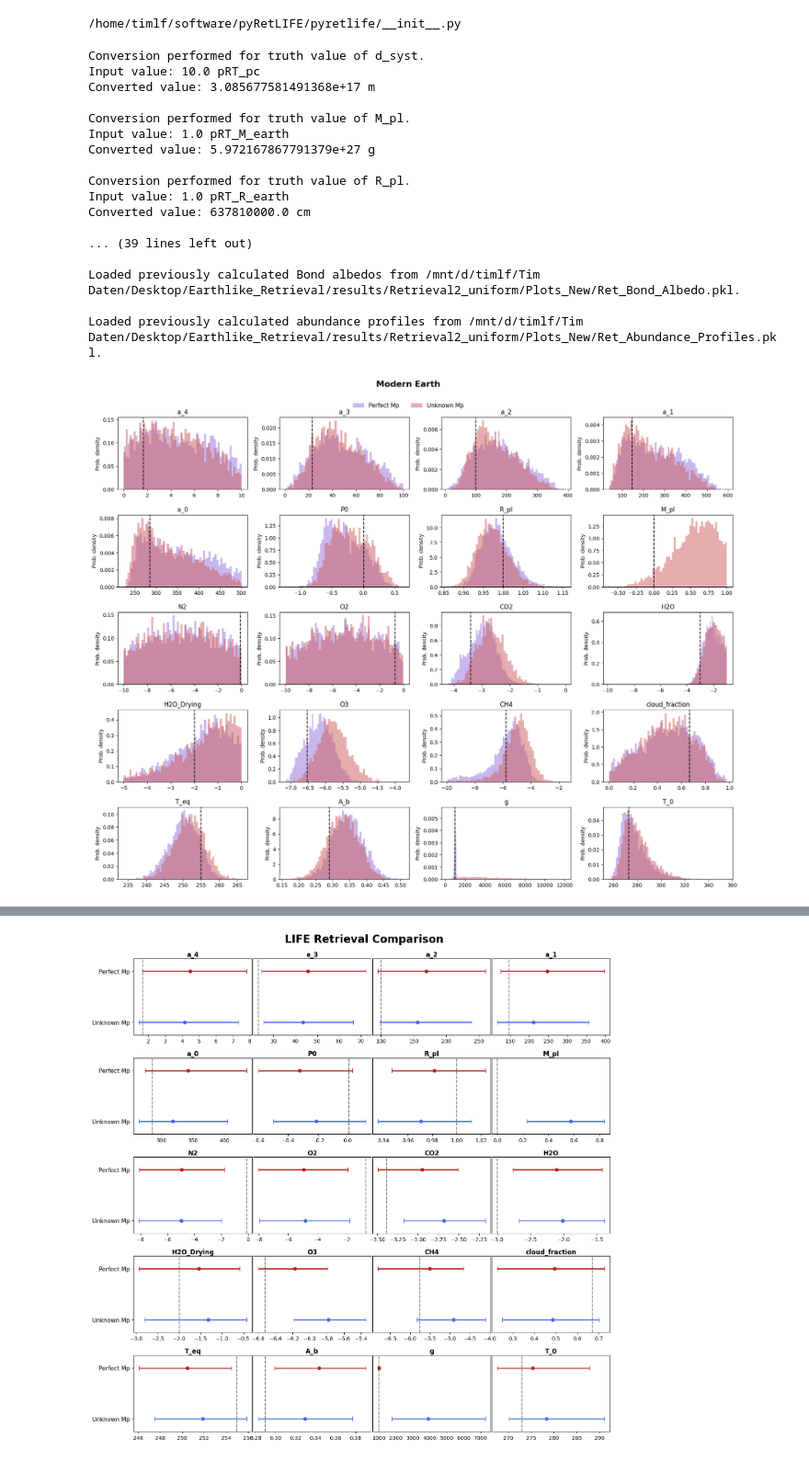
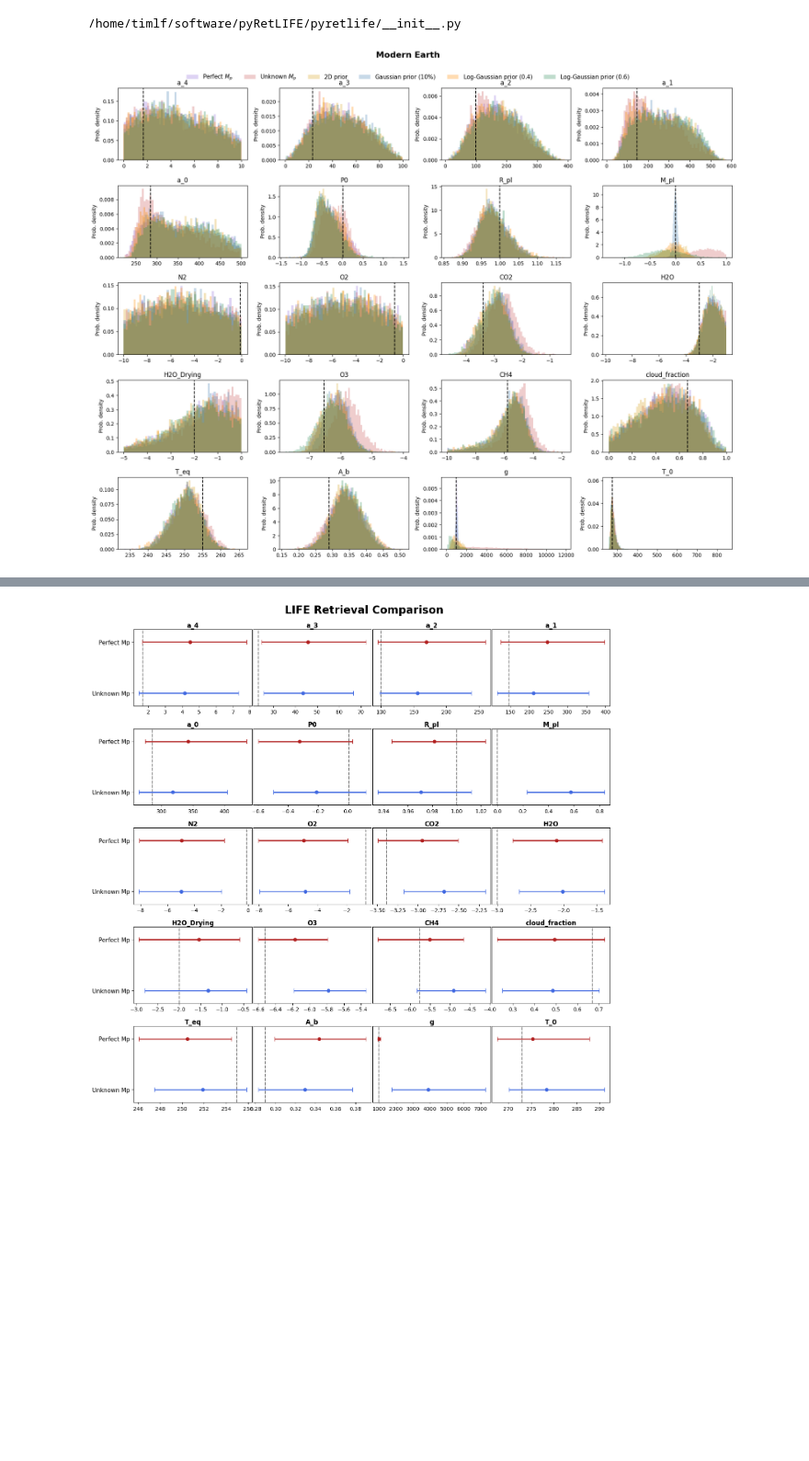
Before and after one commit to Tim171717/Semester_Project_Too, a Jupyter notebook: Testing.ipynb, the cells around one changed output, grey strips where cells are left out. Shown at 92% size. Saved outputs shown, nothing was run; the diff lists cells and outputs as text; code cells hidden in the pictures; blank space fills up the shorter version.

```diff
--- a/Testing.ipynb
+++ b/Testing.ipynb
@@ -236,14 +236,14 @@ def plot_retrievals(
         name of the output path. Default is 'retrieval_comparison.pdf'.
     """
 
-    datasets = {}
-    local_truths = []
-    params = []
-    for label in labels.keys():
-        results = retrieval_plotting_object(folders[label], run_retrieval=False)
-        ds, lt, pa = results.load_data()
-        if ds is not None:
-            datasets[label], local_truths, params = ds, lt, pa
+    # datasets = {}
+    # local_truths = []
+    # params = []
+    # for label in labels.keys():
+    #     results = retrieval_plotting_object(folders[label], run_retrieval=False)
+    #     ds, lt, pa = results.load_data()
+    #     if ds is not None:
+    #         datasets[label], local_truths, params = ds, lt, pa
 
     if not datasets:
         print("No datasets could be loaded.")
@@ -278,7 +278,7 @@ def plot_retrievals(
                     data[param],
                     histtype='stepfilled',
                     color=colors.get(run_name, 'gray'),
-                    alpha=0.5,
+                    alpha=0.3,
                     linewidth=5,
                     density=True,
                     bins=bins,
@@ -316,41 +316,27 @@ def plot_retrievals(
     plt.show()
 # %%
 labels = {
-    "Perfect Mp": "Perfect Mp",
-    "Unknown Mp": "Unknown Mp",
-    # "Gaussian 10": "Gaussian prior (10%)",
-    # "Loggauss 4": "Log-Gaussian prior (0.4)",
-    # "Loggauss 6": "Log-Gaussian prior (0.6)",
+    "R1": r"Perfect $M_p$",
+    "R2": r"Unknown $M_p$",
+    "R3": "2D prior",
+    "R4": r"Gaussian prior $(10\%)$",
+    "R5": "Log-Gaussian prior $(0.4)$",
+    "R6": "Log-Gaussian prior $(0.6)$",
 }
 
 folders = {
-    "Perfect Mp": '/mnt/d/timlf/Tim Daten/Desktop/Testrun/results/Retrieval1_known/',
-    "Unknown Mp": '/mnt/d/timlf/Tim Daten/Desktop/Earthlike_Retrieval/results/Retrieval2_uniform/',
-    # "Gaussian 10": '/mnt/d/timlf/Tim Daten/Desktop/Earthlike_Retrieval/results/VH2O_CL_gauss10/',
-    # "Loggauss 4": '/mnt/d/timlf/Tim Daten/Desktop/Earthlike_Retrieval/results/VH2O_CL_log04/',
-    # "Loggauss 6": '/mnt/d/timlf/Tim Daten/Desktop/Earthlike_Retrieval/results/VH2O_CL_log06/',
+    "R1": '/mnt/d/timlf/Tim Daten/Desktop/Earthlike2/results/Retrieval1_known/',
+    "R2": '/mnt/d/timlf/Tim Daten/Desktop/Earthlike2/results/Retrieval2_uniform/',
+    "R3": '/mnt/d/timlf/Tim Daten/Desktop/Earthlike2/results/Retrieval3_2d-uniform/',
+    "R4": '/mnt/d/timlf/Tim Daten/Desktop/Earthlike2/results/Retrieval4_gaussian/',
+    "R5": '/mnt/d/timlf/Tim Daten/Desktop/Earthlike2/results/Retrieval5_log-gaussian/',
+    "R6": '/mnt/d/timlf/Tim Daten/Desktop/Earthlike2/results/Retrieval6_log-gaussian/',
 }
 
+
 plot_retrievals(labels, folders, bins=60, fig_title="Modern Earth")
 # %% [output]
-Conversion performed for truth value of d_syst.
-Input value: 10.0 pRT_pc
-Converted value: 3.085677581491368e+17 m
-
-Conversion performed for truth value of M_pl.
-Input value: 1.0 pRT_M_earth
-Converted value: 5.972167867791379e+27 g
-
-Conversion performed for truth value of R_pl.
-Input value: 1.0 pRT_R_earth
-Converted value: 637810000.0 cm
-
-... (39 lines left out)
-
-Loaded previously calculated Bond albedos from /mnt/d/timlf/Tim Daten/Desktop/Earthlike_Retrieval/results/Retrieval2_uniform/Plots_New/Ret_Bond_Albedo.pkl.
-
-Loaded previously calculated abundance profiles from /mnt/d/timlf/Tim Daten/Desktop/Earthlike_Retrieval/results/Retrieval2_uniform/Plots_New/Ret_Abundance_Profiles.pkl.
-[figure, old version]
+[figure, new version]
 # %%
 import numpy as np
 import matplotlib.pyplot as plt
```
Also changed, not shown: parts of 21 cells of this notebook, 2 other files.
